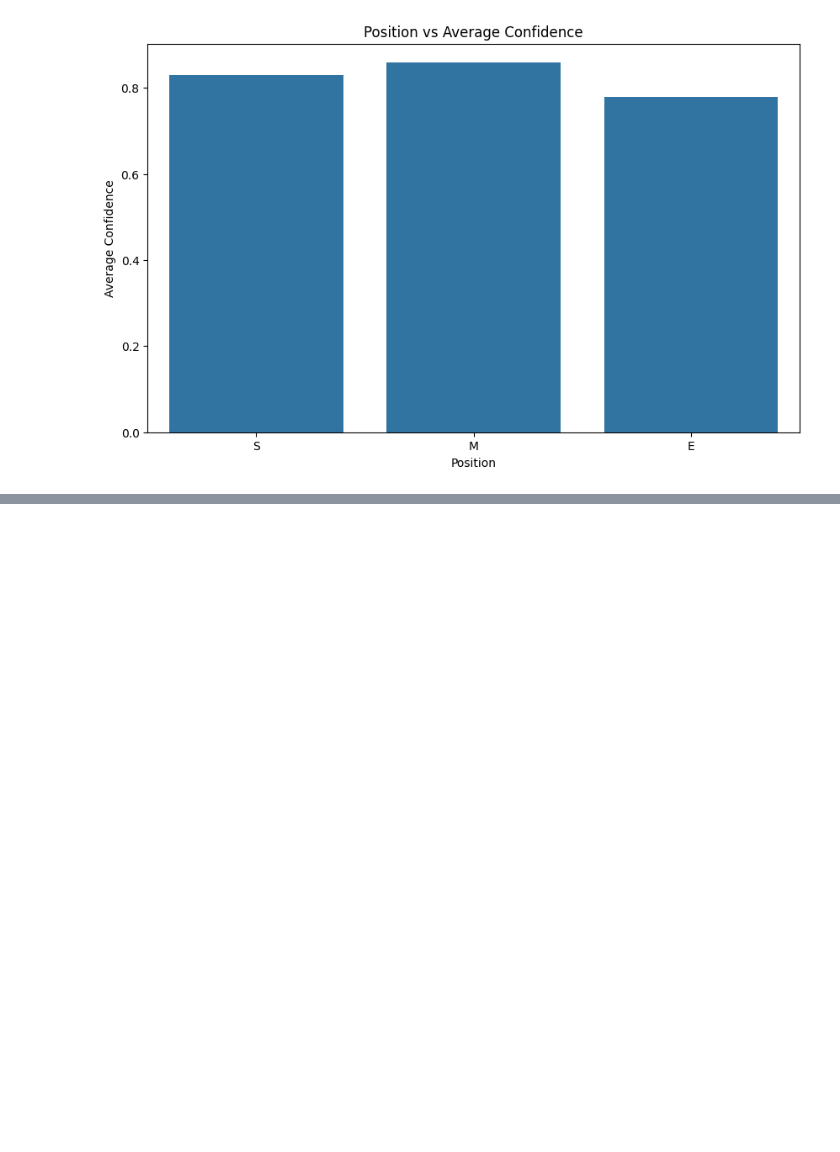
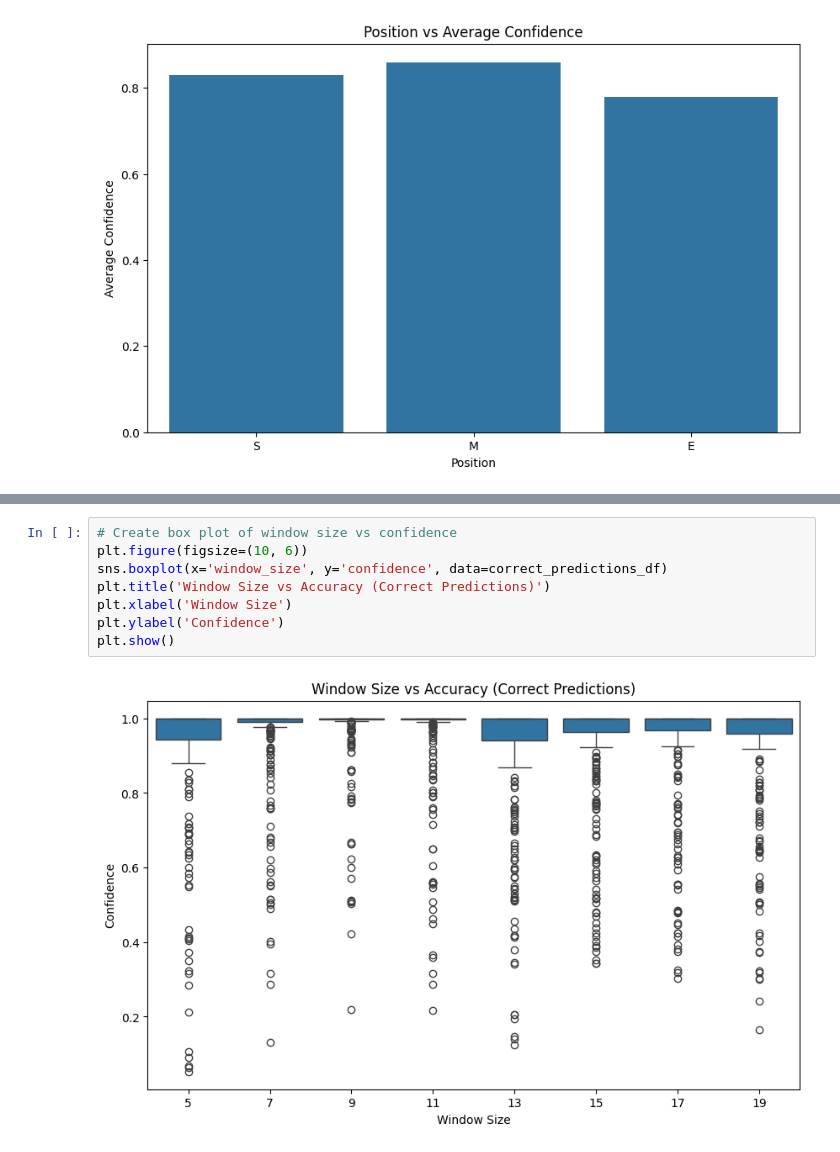
Before and after one commit to sim1029/frame-bandits, a Jupyter notebook: visualizations.ipynb, the cells around one changed output, grey strips where cells are left out. Saved outputs shown, nothing was run; the diff lists cells and outputs as text; blank space fills up the shorter version.

```diff
--- a/visualizations.ipynb
+++ b/visualizations.ipynb
@@ -58,0 +73,10 @@ plt.show()
+# %%
+# Create box plot of window size vs confidence
+plt.figure(figsize=(10, 6))
+sns.boxplot(x='window_size', y='confidence', data=correct_predictions_df)
+plt.title('Window Size vs Accuracy (Correct Predictions)')
+plt.xlabel('Window Size')
+plt.ylabel('Confidence')
+plt.show()
+# %% [output]
+[figure, added]
```
Also changed, not shown: parts of 3 cells of this notebook.
